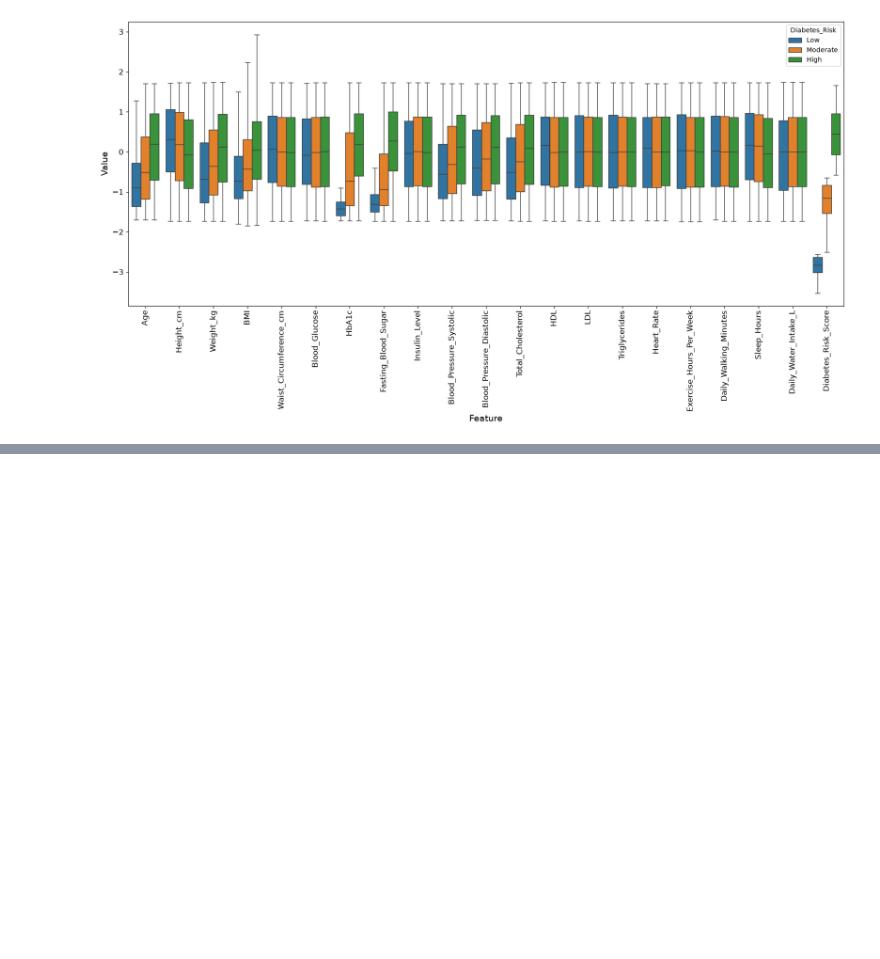
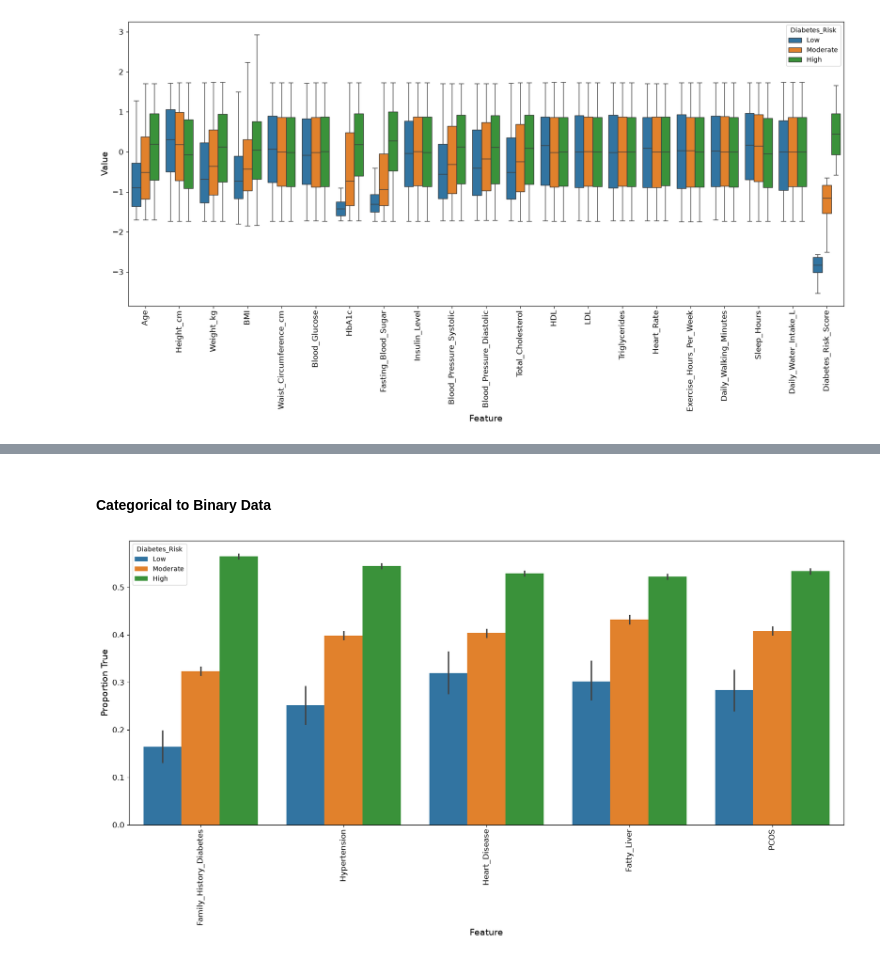
Before and after one commit to shiamakd25/diabetes_pred, a Jupyter notebook: explore.ipynb, the cells around one changed output, grey strips where cells are left out. Cells and saved outputs as stored; diff of their text form; code cells hidden in the pictures; blank space fills up the shorter version.

Commit message:
analyze binary features

```diff
--- a/explore.ipynb
+++ b/explore.ipynb
@@ -62,0 +115,25 @@ Prioritize features where there are larger separations in distribution between l
+# %% [markdown]
+#### Categorical to Binary Data
+# %%
+# Analyze string columns that can be converted to binary data
+
+bin_cols = ['Family_History_Diabetes', 'Hypertension', 'Heart_Disease', 'Fatty_Liver', 'PCOS']
+
+df[bin_cols] = df[bin_cols].replace({"Yes": 1, "No": 0})
+
+df_melted_bin = df.melt(id_vars="Diabetes_Risk", value_vars=bin_cols, var_name="Feature", value_name="Value")
+
+# Bar plot shows percentage of patients who answer true to each of the features
+
+plt.figure(figsize=(20, 8))
+
+sns.barplot(data=df_melted_bin, x="Feature", y="Value", hue="Diabetes_Risk", hue_order=["Low", "Moderate", "High"], estimator="mean")
+
+plt.xlabel("Feature", fontsize=14)
+plt.ylabel("Proportion True", fontsize=14)
+
+plt.xticks(rotation=90, fontsize=12)
+plt.yticks(fontsize=12)
+plt.show()
+# %% [output]
+[figure, added]
```
Also changed, not shown: parts of 15 cells of this notebook.
